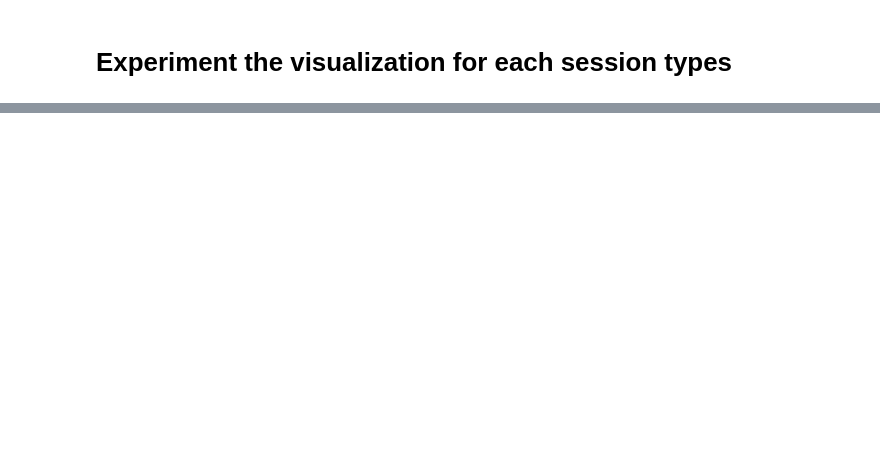
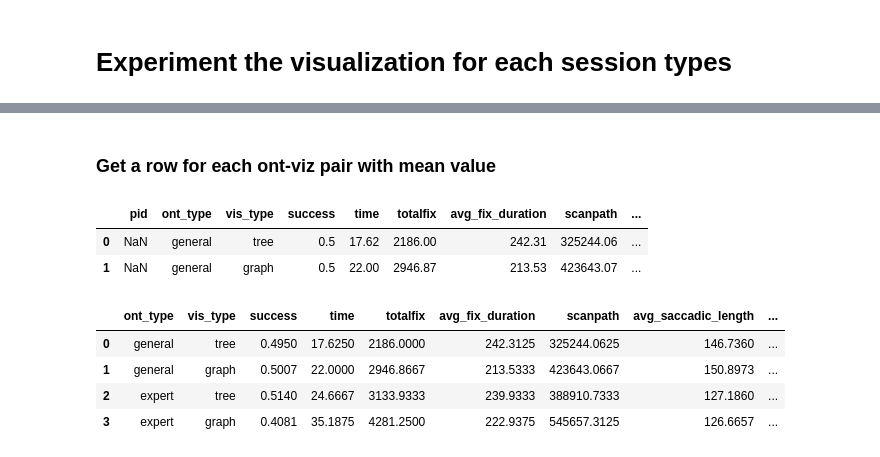
Before and after one commit to Lazer7/Eye_Visualization, a Jupyter notebook: Data/overview_data/overview_data_processor.ipynb, the cells around one changed output, grey strips where cells are left out. Saved outputs shown, nothing was run; the diff lists cells and outputs as text; code cells hidden in the pictures; blank space fills up the shorter version.

Commit message:
done data processing for mean overview

```diff
--- a/Data/overview_data/overview_data_processor.ipynb
+++ b/Data/overview_data/overview_data_processor.ipynb
@@ -739,0 +726,9 @@ array([[<matplotlib.axes._subplots.AxesSubplot object at 0x...>,
+# %%
+# ontology: general, expert
+# visualization: tree, graph
+ont_general = result['ont_type'] == "general"
+ont_expert = result['ont_type'] == "expert"
+vis_tree = result['vis_type'] == "tree"
+vis_graph = result['vis_type'] == "graph"
+
+result[ont_general & vis_tree].mean()
@@ -739,0 +748,43 @@ array([[<matplotlib.axes._subplots.AxesSubplot object at 0x...>,
+# %% [markdown]
+### Get a row for each ont-viz pair with mean value
+# %%
+meandf = pd.DataFrame(columns = result.columns.tolist())
+
+
+generalTree = result[ont_general & vis_tree].mean().to_dict()
+generalTree['ont_type'] = "general"
+generalTree['vis_type'] = "tree"
+meandf = meandf.append(generalTree, ignore_index=True)
+
+generalGraph = result[ont_general & vis_graph].mean().to_dict()
+generalGraph['ont_type'] = "general"
+generalGraph['vis_type'] = "graph"
+meandf = meandf.append(generalGraph, ignore_index=True)
+
+meandf.drop(['pid'], axis = 1)
+meandf.round(2)
+# %% [output]
+|  | pid | ont_type | vis_type | success | time | totalfix | avg_fix_duration | scanpath | ... |
+| 0 | NaN | general | tree | 0.5 | 17.62 | 2186.00 | 242.31 | 325244.06 | ... |
+| 1 | NaN | general | graph | 0.5 | 22.00 | 2946.87 | 213.53 | 423643.07 | ... |
+# %%
+
+expertTree = result[ont_expert & vis_tree].mean().to_dict()
+expertTree['ont_type'] = "expert"
+expertTree['vis_type'] = "tree"
+meandf = meandf.append(expertTree, ignore_index=True)
+
+expertGraph = result[ont_expert & vis_graph].mean().to_dict()
+expertGraph['ont_type'] = "expert"
+expertGraph['vis_type'] = "graph"
+meandf = meandf.append(expertGraph, ignore_index=True)
+
+meandf = meandf.drop(['pid'], axis = 1)
+meandf = meandf.round(4)
+meandf
+# %% [output]
+|  | ont_type | vis_type | success | time | totalfix | avg_fix_duration | scanpath | avg_saccadic_length | ... |
+| 0 | general | tree | 0.4950 | 17.6250 | 2186.0000 | 242.3125 | 325244.0625 | 146.7360 | ... |
+| 1 | general | graph | 0.5007 | 22.0000 | 2946.8667 | 213.5333 | 423643.0667 | 150.8973 | ... |
+| 2 | expert | tree | 0.5140 | 24.6667 | 3133.9333 | 239.9333 | 388910.7333 | 127.1860 | ... |
+| 3 | expert | graph | 0.4081 | 35.1875 | 4281.2500 | 222.9375 | 545657.3125 | 126.6657 | ... |
```
Also changed, not shown: parts of 5 cells of this notebook, 1 other file.
